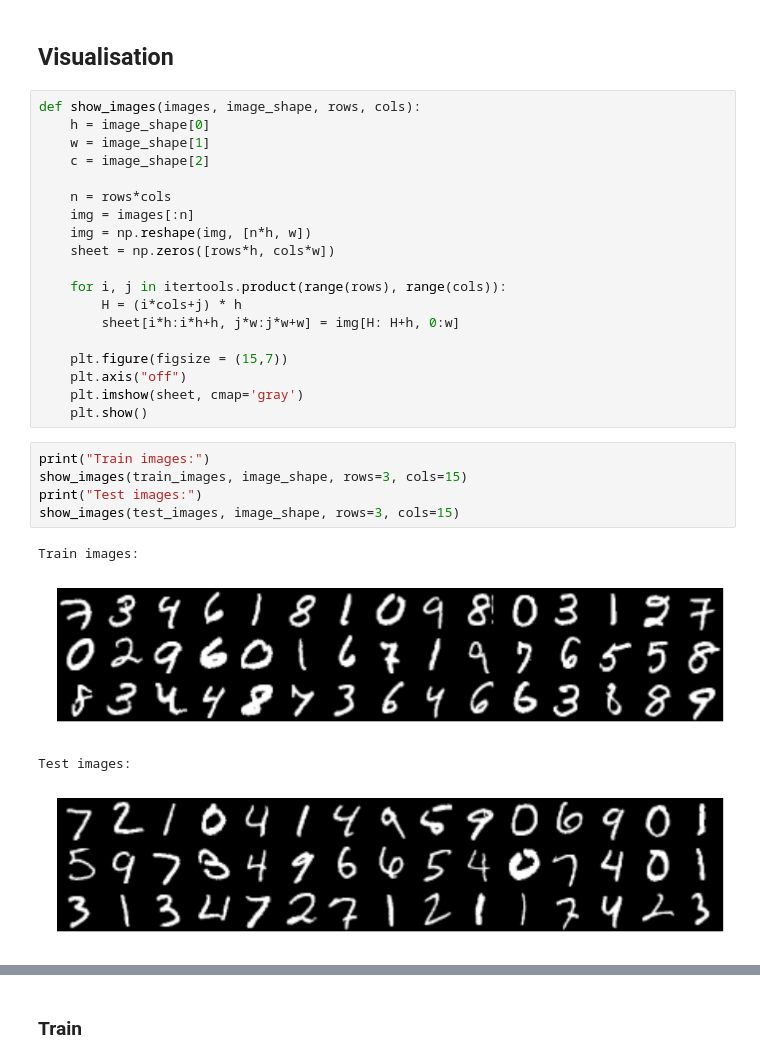
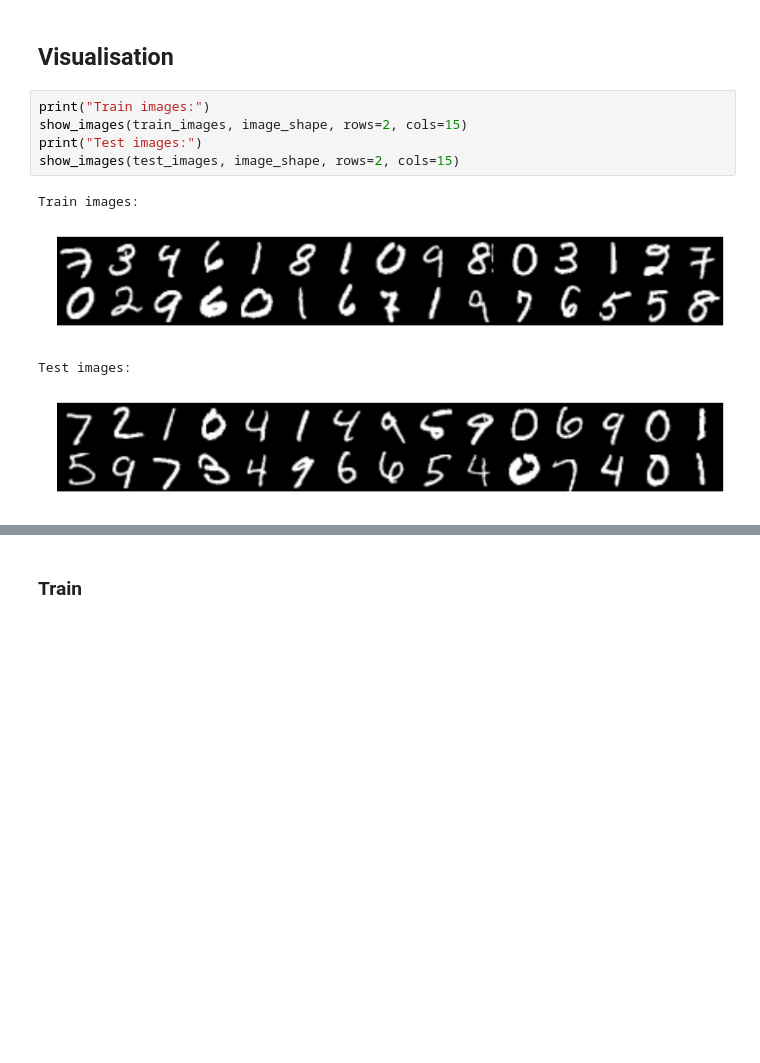
Before and after one commit to RomanKoshelev/deepcoins, a Jupyter notebook: embed_search.ipynb, the cells around one changed output, grey strips where cells are left out. Cells and saved outputs as stored; diff of their text form; blank space fills up the shorter version.

```diff
--- a/embed_search.ipynb
+++ b/embed_search.ipynb
@@ -117,32 +71,13 @@ Test  shape: [1000, 784]
 Image shape: [28, 28, 1]
 # %% [markdown]
 ## Visualisation
-# %%
-def show_images(images, image_shape, rows, cols):
-    h = image_shape[0]
-    w = image_shape[1]
-    c = image_shape[2]
-
-    n = rows*cols
-    img = images[:n]
-    img = np.reshape(img, [n*h, w])
-    sheet = np.zeros([rows*h, cols*w])
-
-    for i, j in itertools.product(range(rows), range(cols)):
-        H = (i*cols+j) * h
-        sheet[i*h:i*h+h, j*w:j*w+w] = img[H: H+h, 0:w]
-
-    plt.figure(figsize = (15,7))
-    plt.axis("off")
-    plt.imshow(sheet, cmap='gray')
-    plt.show()
 # %%
 print("Train images:")
-show_images(train_images, image_shape, rows=3, cols=15)
+show_images(train_images, image_shape, rows=2, cols=15)
 print("Test images:")
-show_images(test_images, image_shape, rows=3, cols=15)
+show_images(test_images, image_shape, rows=2, cols=15)
 # %% [output]
 Train images:
-[figure, old version]
+[figure, new version]
 Test images:
-[figure, old version]
+[figure, new version]
```
Also changed, not shown: parts of 16 cells of this notebook, 1 other file.
